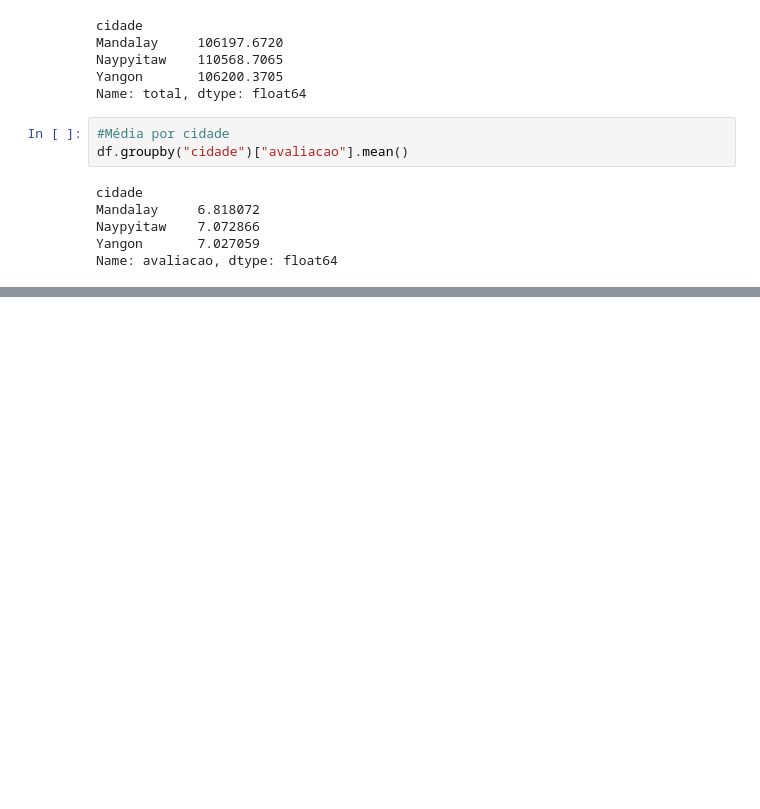
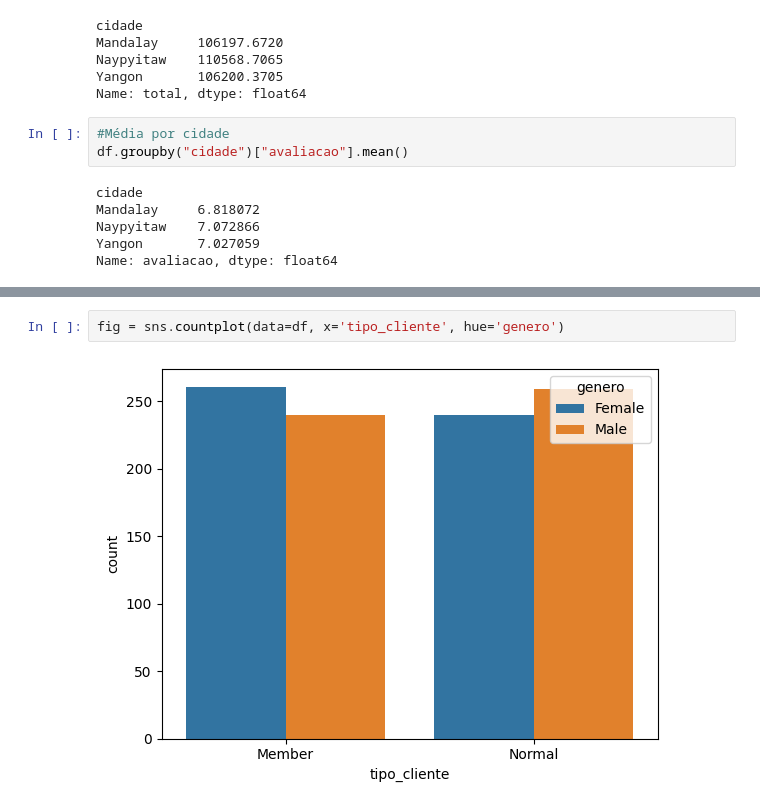
Before and after one commit to gbrfilipe/EDA-Vendas-de-Supermercado, a Jupyter notebook: analise.ipynb, the cells around one changed output, grey strips where cells are left out. Saved outputs shown, nothing was run; the diff lists cells and outputs as text; blank space fills up the shorter version.

```diff
--- a/analise.ipynb
+++ b/analise.ipynb
@@ -87,0 +108,4 @@ Name: avaliacao, dtype: float64
+# %%
+fig = sns.countplot(data=df, x='tipo_cliente', hue='genero')
+# %% [output]
+[figure, added]
```
Also changed, not shown: parts of 18 cells of this notebook, 1 other file.
